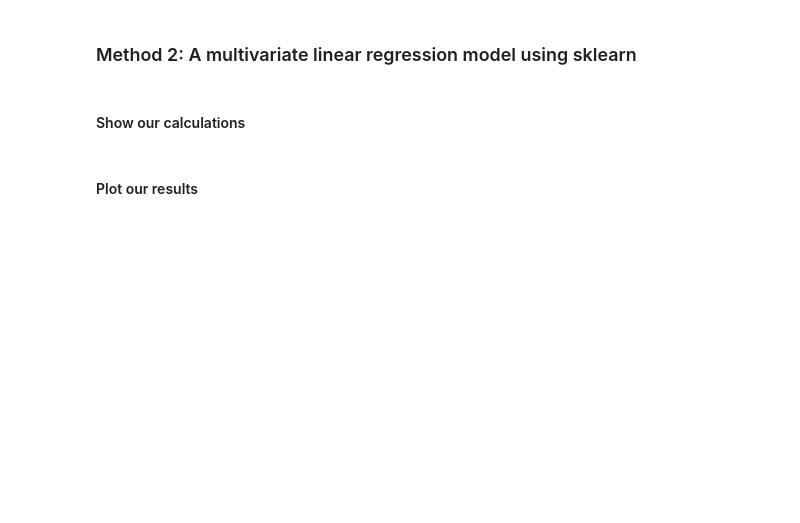
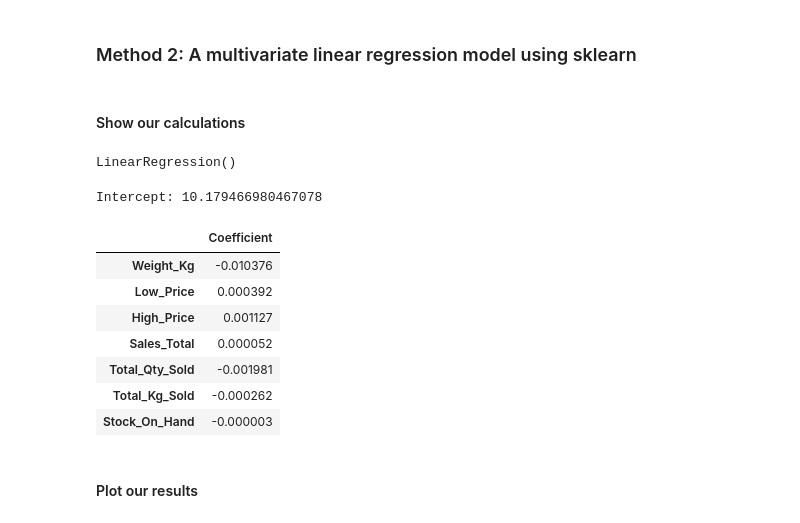
Before and after one commit to lkrump7/regression-apples-predict-api-template, a Jupyter notebook: Linear Regression team TS2.ipynb, the cells around one changed output. Saved outputs shown, nothing was run; the diff lists cells and outputs as text; code cells hidden in the pictures; blank space fills up the shorter version.

```diff
--- a/Linear Regression team TS2.ipynb
+++ b/Linear Regression team TS2.ipynb
@@ -417,0 +438,5 @@ from sklearn.linear_model import LinearRegression
+# %%
+# train model
+lm.fit(X_train, y_train)
+# %% [output]
+LinearRegression()
@@ -418,2 +446,20 @@ from sklearn.linear_model import LinearRegression
+# %%
+# extract model coeffs
+beta_js = pd.DataFrame(lm.coef_, X.columns, columns=['Coefficient'])
+# %%
+print("Intercept:", beta_0)
+# %% [output]
+Intercept: 10.179466980467078
+# %%
+beta_js.head(7)
+# %% [output]
+|  | Coefficient |
+| Weight_Kg | -0.010376 |
+| Low_Price | 0.000392 |
+| High_Price | 0.001127 |
+| Sales_Total | 0.000052 |
+| Total_Qty_Sold | -0.001981 |
+| Total_Kg_Sold | -0.000262 |
+| Stock_On_Hand | -0.000003 |
 # %% [markdown]
 #### Plot our results
```
Also changed, not shown: parts of 11 cells of this notebook.
